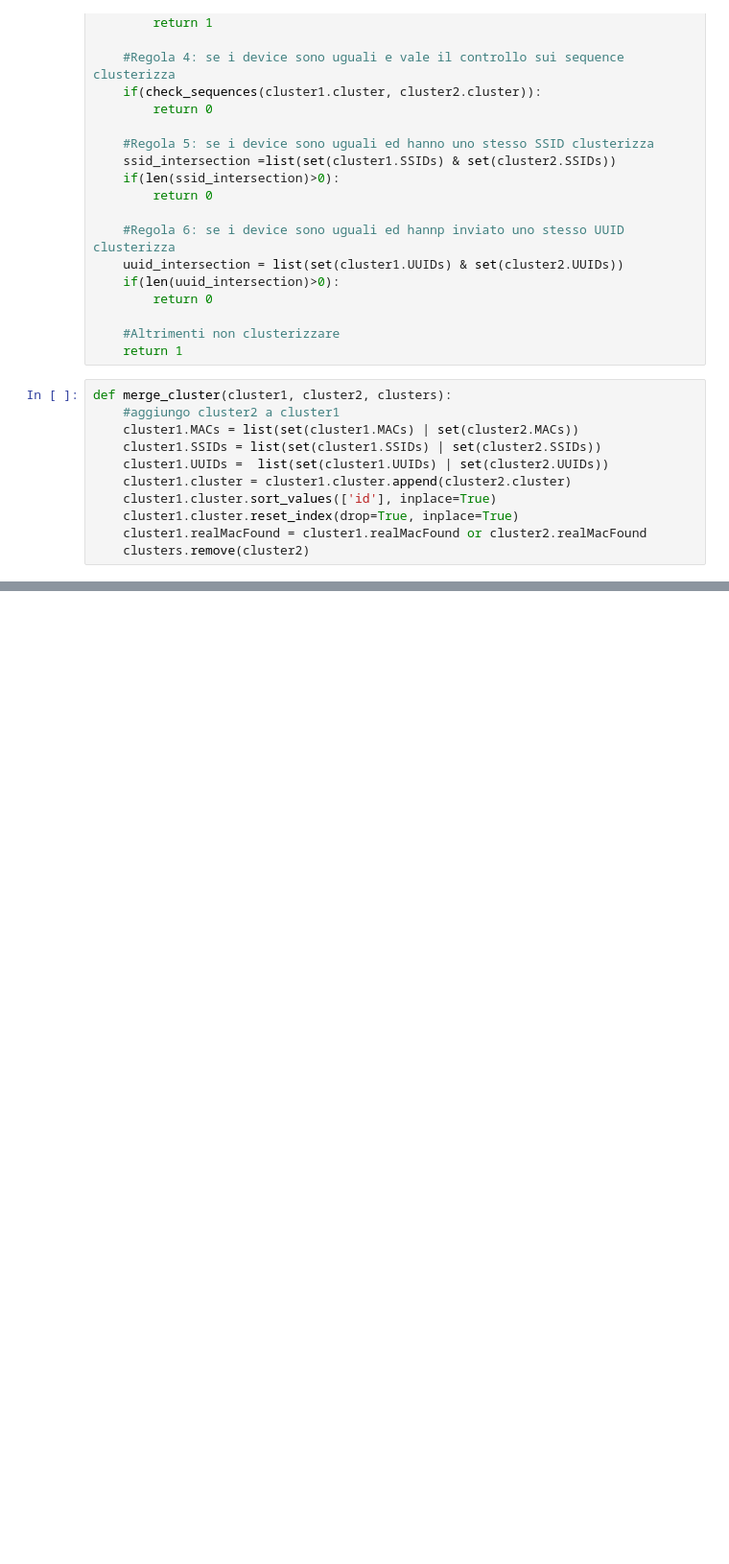
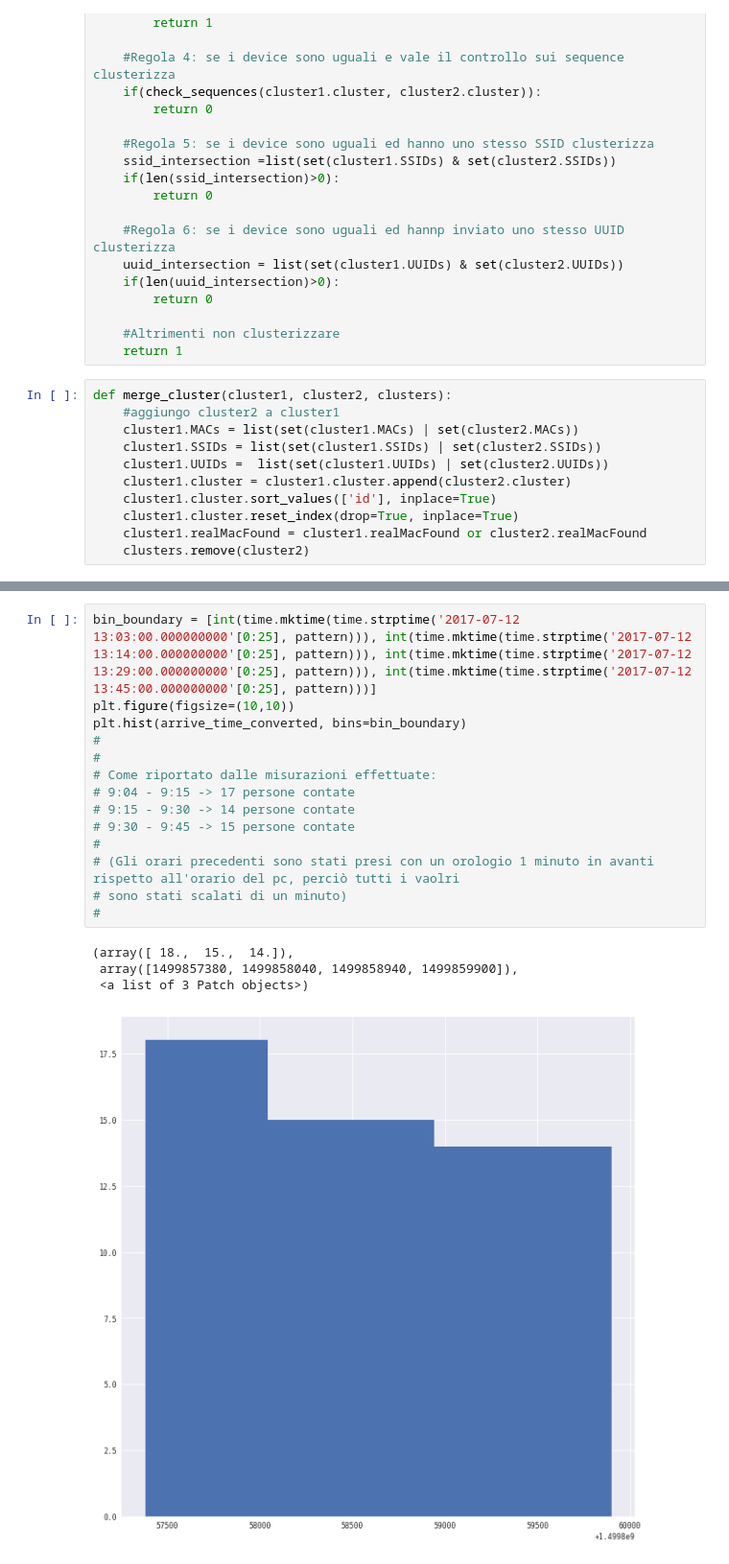
Before and after one commit to AndreaPicasso/WifiDetectionML, a Jupyter notebook: testSet_project.ipynb, the cells around one changed output, grey strips where cells are left out. Shown at 96% size. Drawn from its saved outputs; the diff is of its cells as text; blank space fills up the shorter version.

```diff
--- a/testSet_project.ipynb
+++ b/testSet_project.ipynb
@@ -538,0 +532,19 @@ Ci sono 47 persone (con il WiFi acceso)
+# %%
+bin_boundary = [int(time.mktime(time.strptime('2017-07-12 13:03:00.000000000'[0:25], pattern))), int(time.mktime(time.strptime('2017-07-12 13:14:00.000000000'[0:25], pattern))), int(time.mktime(time.strptime('2017-07-12 13:29:00.000000000'[0:25], pattern))), int(time.mktime(time.strptime('2017-07-12 13:45:00.000000000'[0:25], pattern)))]
+plt.figure(figsize=(10,10))
+plt.hist(arrive_time_converted, bins=bin_boundary)
+#
+#
+# Come riportato dalle misurazioni effettuate:
+# 9:04 - 9:15 -> 17 persone contate
+# 9:15 - 9:30 -> 14 persone contate
+# 9:30 - 9:45 -> 15 persone contate
+#
+# (Gli orari precedenti sono stati presi con un orologio 1 minuto in avanti rispetto all'orario del pc, perciò tutti i vaolri
+# sono stati scalati di un minuto)
+#
+# %% [output]
+(array([ 18.,  15.,  14.]),
+ array([1499857380, 1499858040, 1499858940, 1499859900]),
+ <a list of 3 Patch objects>)
+[figure, added]
```
Also changed, not shown: parts of 12 cells of this notebook.
